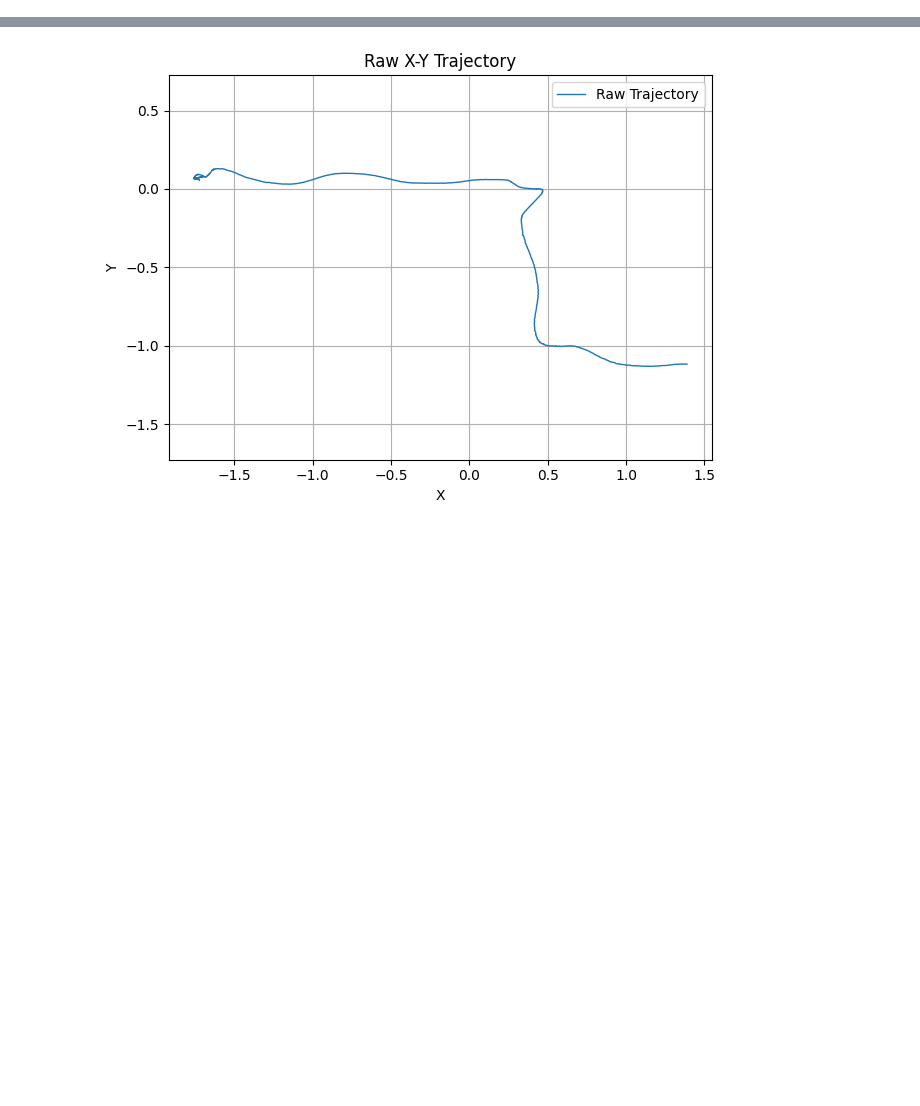
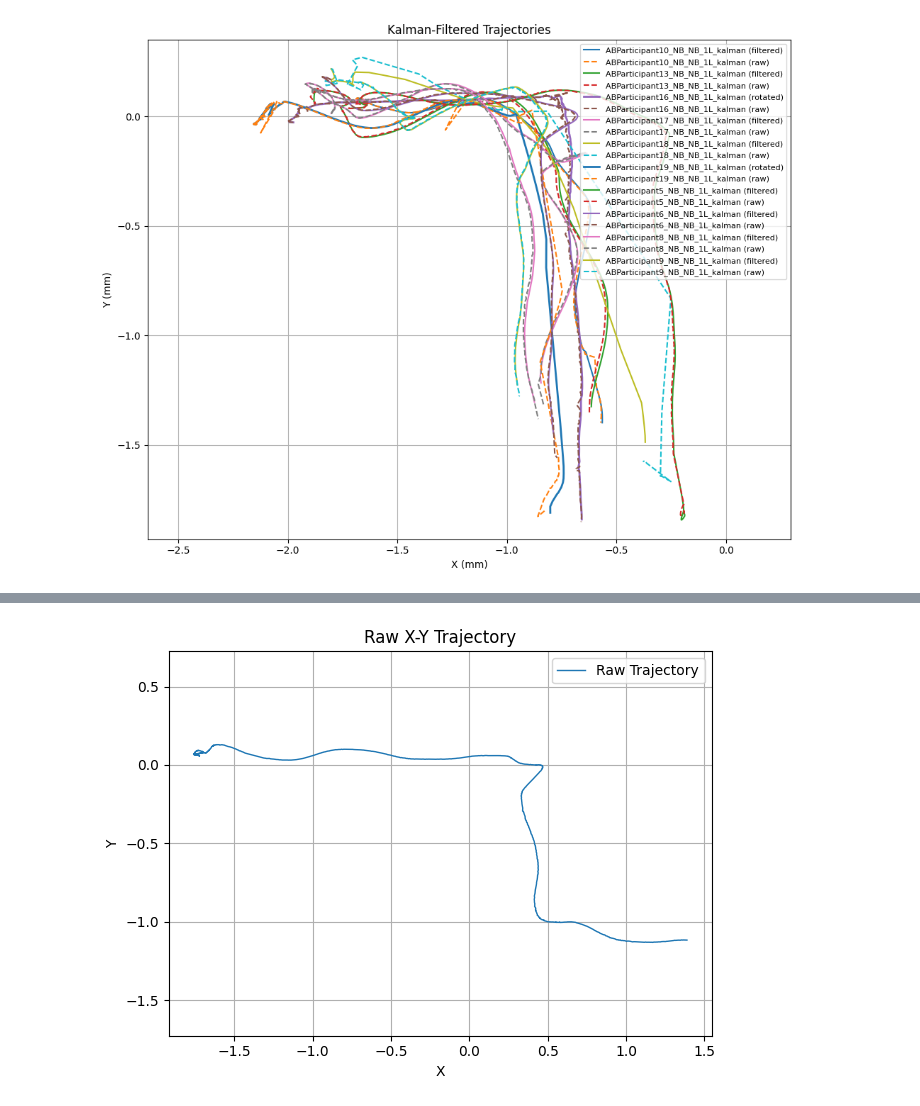
Before and after one commit to KylerHong/MoCap, a Jupyter notebook: MoCap.ipynb, the cells around one changed output, grey strips where cells are left out. Cells and saved outputs as stored; diff of their text form; code cells hidden in the pictures; blank space fills up the shorter version.

```diff
--- a/MoCap.ipynb
+++ b/MoCap.ipynb
@@ -86,0 +458,48 @@ print(extracted_headxy.head())
+# %%
+save_dir2 = r"D:\Box Sync\00_BEAR_Lab\Projects\Kyler(Kihun) Hong\2nd_Braille Display\Final Participant Data\AB Participants\KalmanFiltered"
+
+
+csv_files = glob.glob(os.path.join(save_dir, "*_kalman.csv"))
+participant_id = "ABParticipant5"
+path_id = "1L"
+
+# === Grab only files for that participant ===
+csv_files = [f for f in glob.glob(os.path.join(save_dir, "*_kalman.csv")) if path_id in f]
+rotated_only_participants = ["ABParticipant16", "ABParticipant19"]
+
+# === Initialize the plot ===
+plt.figure(figsize=(10, 8))
+
+# === Loop through and plot each file ===
+for file in csv_files:
+    df = pd.read_csv(file)
+    label = os.path.splitext(os.path.basename(file))[0]
+
+    is_rotated_only = any(p in label for p in rotated_only_participants)
+
+    # Plot for normal participants (not 16 or 19)
+    if not is_rotated_only:
+        if 'Kalman_X' in df.columns and 'Kalman_Y' in df.columns:
+            plt.plot(df['Kalman_X'], df['Kalman_Y'], label=label + " (filtered)")
+        if 'Head_X' in df.columns and 'Head_Y' in df.columns:
+            plt.plot(df['Head_X'], df['Head_Y'], linestyle='--', label=label + " (raw)")
+
+    # Plot rotated Kalman only for 16 & 19
+    if is_rotated_only:
+        if 'rotated_Kalman_X' in df.columns and 'rotated_Kalman_Y' in df.columns:
+            plt.plot(df['rotated_Kalman_X'], df['rotated_Kalman_Y'], linestyle='-', linewidth=2, label=label + " (rotated)")
+        if 'rotated_Head_X' in df.columns and 'rotated_Head_Y' in df.columns:
+            plt.plot(df['rotated_Head_X'], df['rotated_Head_Y'], linestyle='--', label=label + " (raw)")
+
+
+# === Customize plot ===
+plt.title("Kalman-Filtered Trajectories")
+plt.xlabel("X (mm)")
+plt.ylabel("Y (mm)")
+plt.legend(fontsize=8, loc='upper right')
+plt.grid(True)
+plt.axis('equal')  # Preserves aspect ratio
+plt.tight_layout()
+plt.show()
+# %% [output]
+[figure, added]
```
Also changed, not shown: parts of 16 cells of this notebook.
